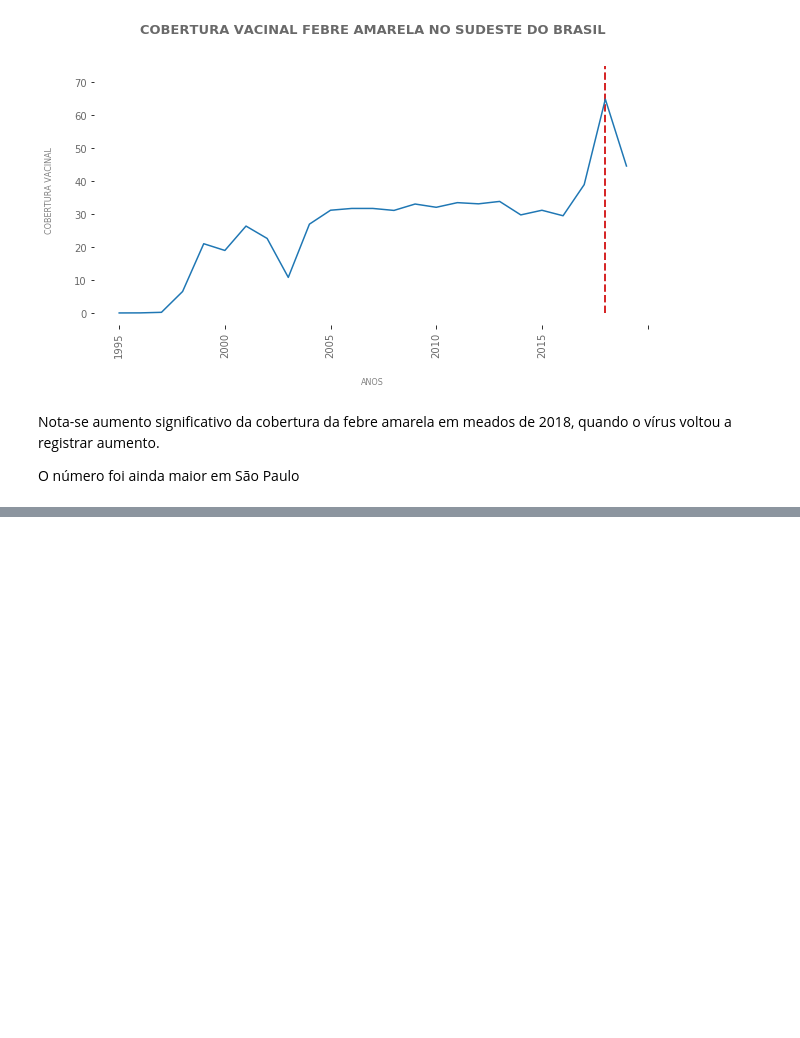
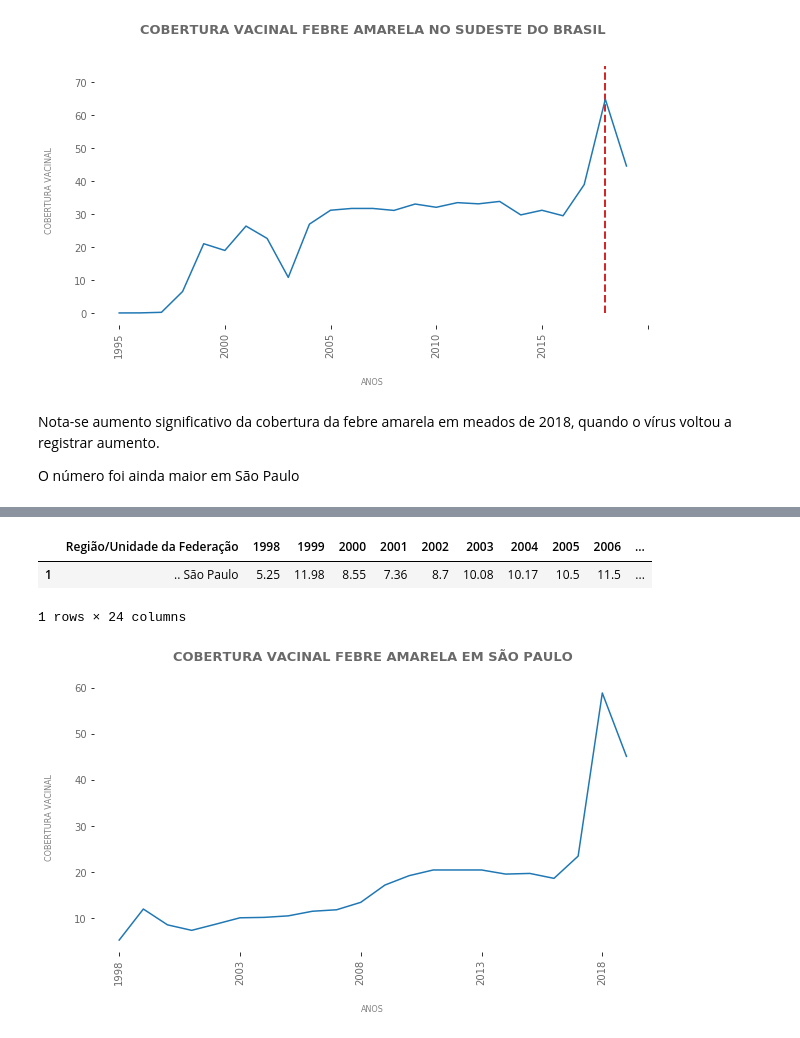
Before and after one commit to daianeklein/bootcamp-Alura, a Jupyter notebook: Desafio-Modulo2.ipynb, the cells around one changed output, grey strips where cells are left out. Cells and saved outputs as stored; diff of their text form; code cells hidden in the pictures; blank space fills up the shorter version.

```diff
--- a/Desafio-Modulo2.ipynb
+++ b/Desafio-Modulo2.ipynb
@@ -273,0 +276,42 @@ O número foi ainda maior em São Paulo
+# %%
+sp = pd.read_csv('A212452189_28_143_208.csv', encoding = 'latin-1', sep = ';' ,  skiprows=5, skipfooter=20,
+                decimal = ',')
+sp = sp.T[1]
+
+sp = pd.DataFrame(sp).T
+sp
+# %% [output]
+|  | Região/Unidade da Federação | 1998 | 1999 | 2000 | 2001 | 2002 | 2003 | 2004 | 2005 | 2006 | ... |
+| 1 | .. São Paulo | 5.25 | 11.98 | 8.55 | 7.36 | 8.7 | 10.08 | 10.17 | 10.5 | 11.5 | ... |
+1 rows × 24 columns
+# %%
+# Removendo a coluna 'total'
+sp.drop('Total', axis = 1, inplace = True)
+# %%
+# Configurando 'SP' como index
+sp.set_index('Região/Unidade da Federação', inplace = True)
+# %%
+# Alterando as colunas para float
+for col in sp.columns:
+    sp[col] = sp[col].astype('float64')
+# %%
+
+ax = sp.T.plot(figsize=(10,5), legend=False)
+
+plt.title('COBERTURA VACINAL FEBRE AMARELA EM SÃO PAULO',
+               pad = 20,
+         fontsize = 13, color ='dimgrey', fontweight = 'bold')
+
+sns.despine(bottom = True, left=True)
+
+plt.xlabel('ANOS', color = 'grey', labelpad = 20, fontsize = 8)
+plt.ylabel('COBERTURA VACINAL', color = 'grey', labelpad = 20, fontsize = 8)
+
+plt.yticks(fontsize = 10, color = 'dimgrey')
+plt.xticks(fontsize = 10, color = 'dimgrey', rotation = 90)
+
+
+
+ax;
+# %% [output]
+[figure, added]
```
Also changed, not shown: parts of 4 cells of this notebook.
